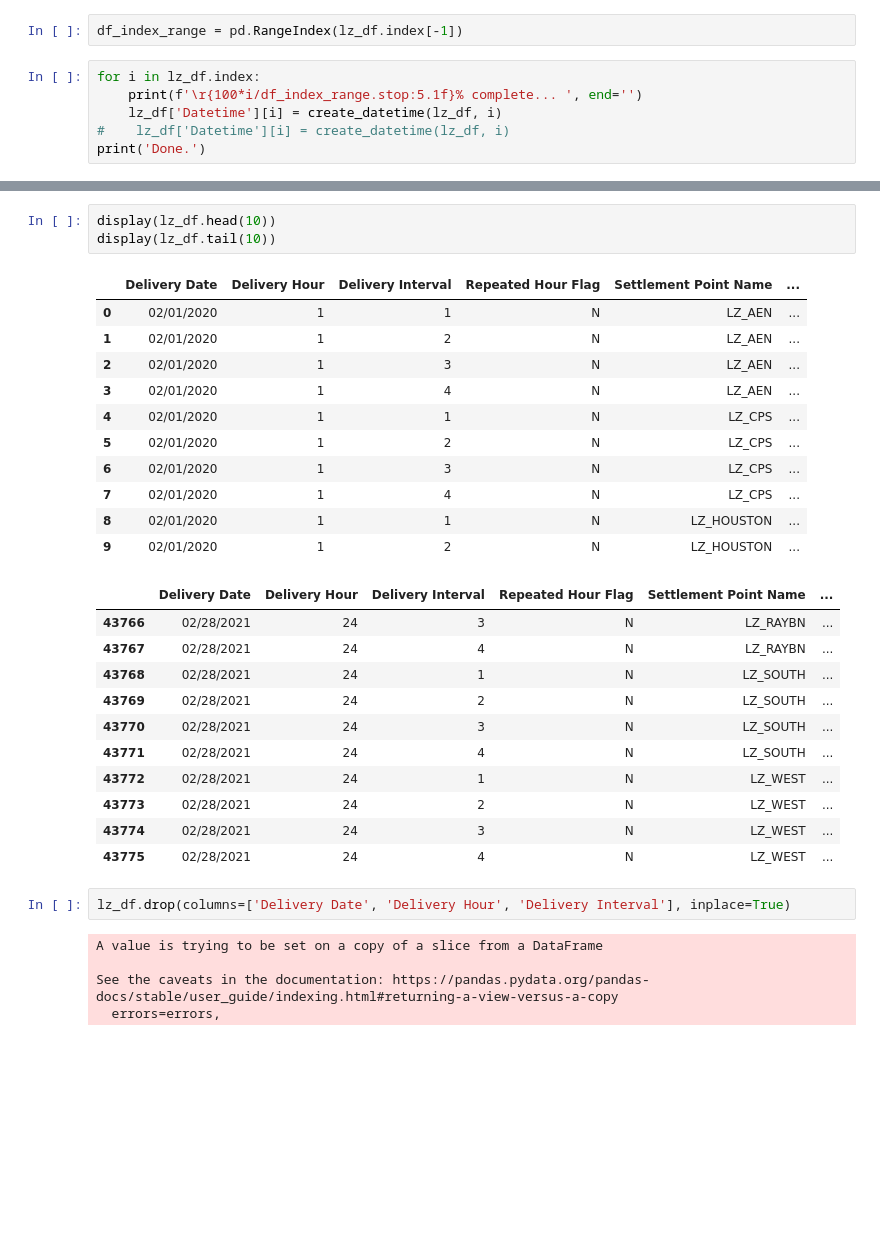
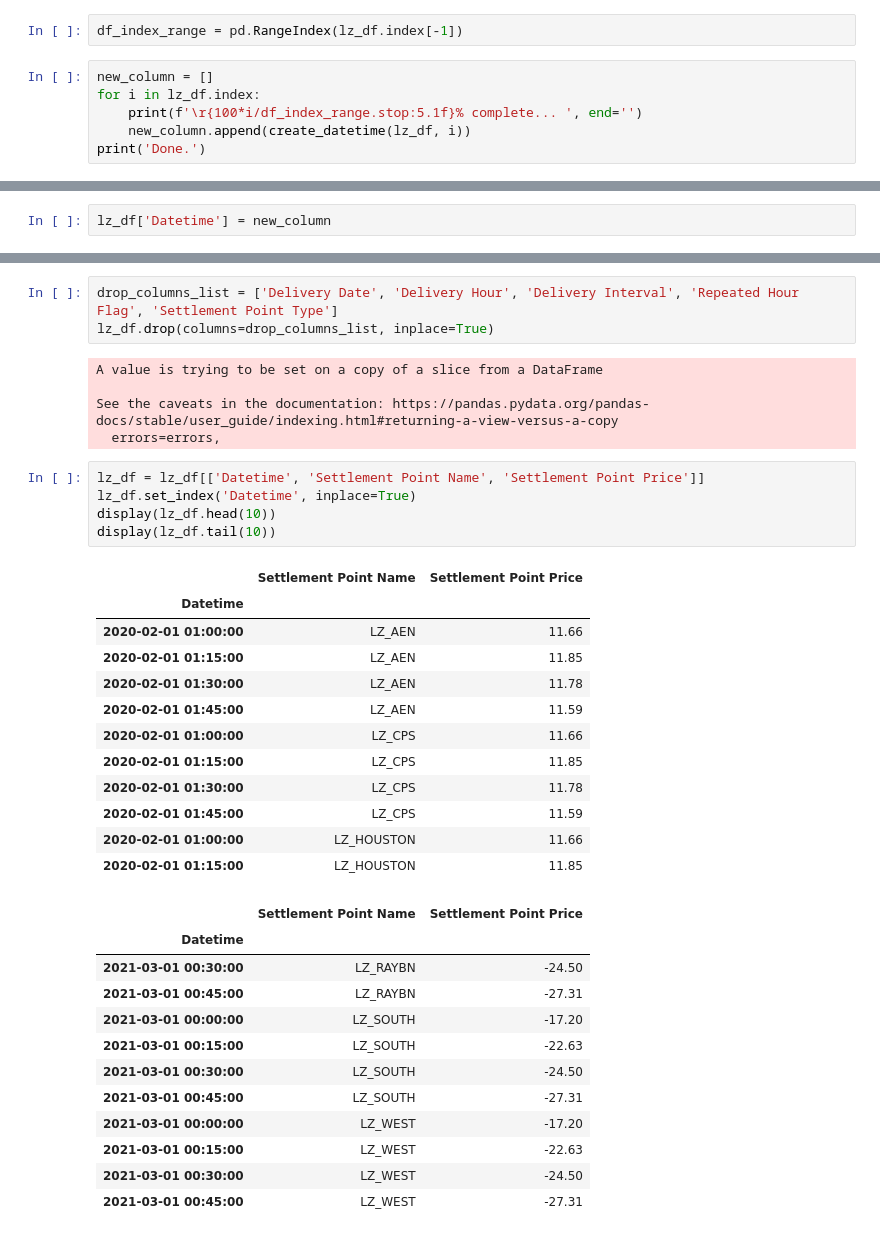
Before and after one commit to ccharafeddine/Degree_Day_Analysis, a Jupyter notebook: degree_day_analysis.ipynb, the cells around one changed output, grey strips where cells are left out. Drawn from its saved outputs; the diff is of its cells as text; blank space fills up the shorter version.

Commit message:
cleaned ercot dataframe

```diff
--- a/degree_day_analysis.ipynb
+++ b/degree_day_analysis.ipynb
@@ -133,9 +140,9 @@ def create_datetime(df, row_index):
 # %%
 df_index_range = pd.RangeIndex(lz_df.index[-1])
 # %%
+new_column = []
 for i in lz_df.index:
     print(f'\r{100*i/df_index_range.stop:5.1f}% complete... ', end='')
-    lz_df['Datetime'][i] = create_datetime(lz_df, i)
-#    lz_df['Datetime'][i] = create_datetime(lz_df, i)
+    new_column.append(create_datetime(lz_df, i))
 print('Done.')
 # %% [output]
@@ -143,0 +150,2 @@ KeyError: 'Datetime'
+# %%
+lz_df['Datetime'] = new_column
@@ -144,36 +158,41 @@ KeyError: 'Datetime'
+# %%
+drop_columns_list = ['Delivery Date', 'Delivery Hour', 'Delivery Interval', 'Repeated Hour Flag', 'Settlement Point Type']
+lz_df.drop(columns=drop_columns_list, inplace=True)
+# %% [output]
+A value is trying to be set on a copy of a slice from a DataFrame
+
+See the caveats in the documentation: https://pandas.pydata.org/pandas-docs/stable/user_guide/indexing.html#returning-a-view-versus-a-copy
+  errors=errors,
 # %%
+lz_df = lz_df[['Datetime', 'Settlement Point Name', 'Settlement Point Price']]
+lz_df.set_index('Datetime', inplace=True)
 display(lz_df.head(10))
 display(lz_df.tail(10))
 # %% [output]
-|  | Delivery Date | Delivery Hour | Delivery Interval | Repeated Hour Flag | Settlement Point Name | ... |
-| 0 | 02/01/2020 | 1 | 1 | N | LZ_AEN | ... |
-| 1 | 02/01/2020 | 1 | 2 | N | LZ_AEN | ... |
-| 2 | 02/01/2020 | 1 | 3 | N | LZ_AEN | ... |
-| 3 | 02/01/2020 | 1 | 4 | N | LZ_AEN | ... |
-| 4 | 02/01/2020 | 1 | 1 | N | LZ_CPS | ... |
-| 5 | 02/01/2020 | 1 | 2 | N | LZ_CPS | ... |
-| 6 | 02/01/2020 | 1 | 3 | N | LZ_CPS | ... |
-| 7 | 02/01/2020 | 1 | 4 | N | LZ_CPS | ... |
-| 8 | 02/01/2020 | 1 | 1 | N | LZ_HOUSTON | ... |
-| 9 | 02/01/2020 | 1 | 2 | N | LZ_HOUSTON | ... |
+|  | Settlement Point Name | Settlement Point Price |
+| Datetime |  |  |
+| 2020-02-01 01:00:00 | LZ_AEN | 11.66 |
+| 2020-02-01 01:15:00 | LZ_AEN | 11.85 |
+| 2020-02-01 01:30:00 | LZ_AEN | 11.78 |
+| 2020-02-01 01:45:00 | LZ_AEN | 11.59 |
+| 2020-02-01 01:00:00 | LZ_CPS | 11.66 |
+| 2020-02-01 01:15:00 | LZ_CPS | 11.85 |
+| 2020-02-01 01:30:00 | LZ_CPS | 11.78 |
+| 2020-02-01 01:45:00 | LZ_CPS | 11.59 |
+| 2020-02-01 01:00:00 | LZ_HOUSTON | 11.66 |
+| 2020-02-01 01:15:00 | LZ_HOUSTON | 11.85 |
-|  | Delivery Date | Delivery Hour | Delivery Interval | Repeated Hour Flag | Settlement Point Name | ... |
-| 43766 | 02/28/2021 | 24 | 3 | N | LZ_RAYBN | ... |
-| 43767 | 02/28/2021 | 24 | 4 | N | LZ_RAYBN | ... |
-| 43768 | 02/28/2021 | 24 | 1 | N | LZ_SOUTH | ... |
-| 43769 | 02/28/2021 | 24 | 2 | N | LZ_SOUTH | ... |
-| 43770 | 02/28/2021 | 24 | 3 | N | LZ_SOUTH | ... |
-| 43771 | 02/28/2021 | 24 | 4 | N | LZ_SOUTH | ... |
-| 43772 | 02/28/2021 | 24 | 1 | N | LZ_WEST | ... |
-| 43773 | 02/28/2021 | 24 | 2 | N | LZ_WEST | ... |
-| 43774 | 02/28/2021 | 24 | 3 | N | LZ_WEST | ... |
-| 43775 | 02/28/2021 | 24 | 4 | N | LZ_WEST | ... |
+|  | Settlement Point Name | Settlement Point Price |
+| Datetime |  |  |
+| 2021-03-01 00:30:00 | LZ_RAYBN | -24.50 |
+| 2021-03-01 00:45:00 | LZ_RAYBN | -27.31 |
+| 2021-03-01 00:00:00 | LZ_SOUTH | -17.20 |
+| 2021-03-01 00:15:00 | LZ_SOUTH | -22.63 |
+| 2021-03-01 00:30:00 | LZ_SOUTH | -24.50 |
+| 2021-03-01 00:45:00 | LZ_SOUTH | -27.31 |
+| 2021-03-01 00:00:00 | LZ_WEST | -17.20 |
+| 2021-03-01 00:15:00 | LZ_WEST | -22.63 |
+| 2021-03-01 00:30:00 | LZ_WEST | -24.50 |
+| 2021-03-01 00:45:00 | LZ_WEST | -27.31 |
-# %%
-lz_df.drop(columns=['Delivery Date', 'Delivery Hour', 'Delivery Interval'], inplace=True)
-# %% [output]
-A value is trying to be set on a copy of a slice from a DataFrame
-
-See the caveats in the documentation: https://pandas.pydata.org/pandas-docs/stable/user_guide/indexing.html#returning-a-view-versus-a-copy
-  errors=errors,
 # %%
 display(lz_df.head())
 # %% [output]
```
Also changed, not shown: parts of 6 cells of this notebook.
